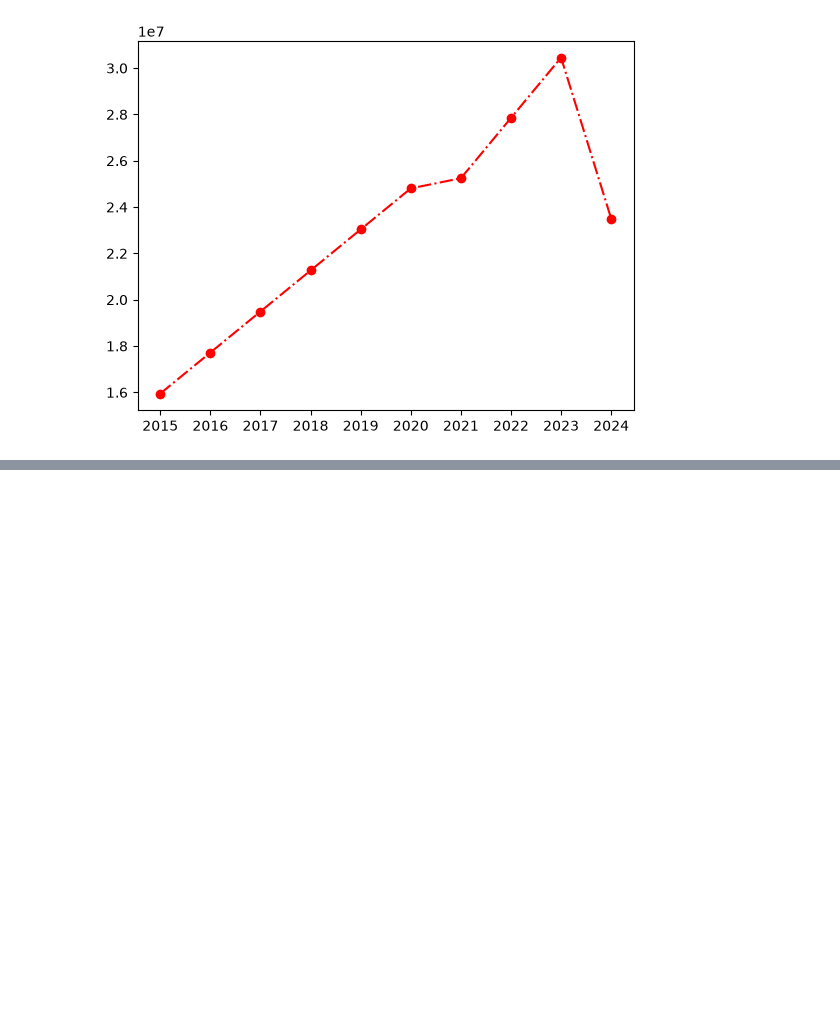
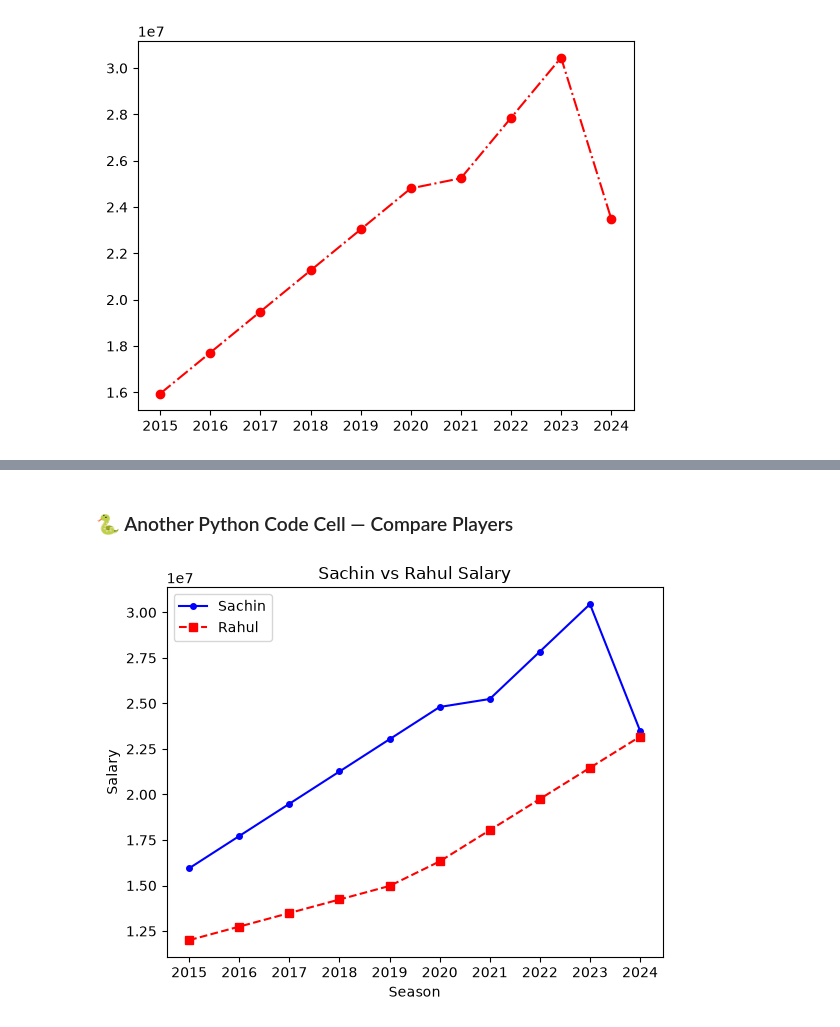
Before and after one commit to HarvindarRaghav/Full-Stack-Data-Science-with-Gen-AI-Agentic-AI, a Jupyter notebook: 01_Python/19-MatplotLib/matplotlib-poc.ipynb, the cells around one changed output, grey strips where cells are left out. Saved outputs shown, nothing was run; the diff lists cells and outputs as text; code cells hidden in the pictures; blank space fills up the shorter version.

```diff
--- a/01_Python/19-MatplotLib/matplotlib-poc.ipynb
+++ b/01_Python/19-MatplotLib/matplotlib-poc.ipynb
@@ -173,0 +320,31 @@ plt.plot(Seasons , Salary[0] , label ='Rahul', marker = 'o' , ls = '-.', c= 'red
+# %% [markdown]
+### 🐍 Another Python Code Cell — Compare Players
+# %%
+#  c, ls ,label, ms are used to change the color, line style, label and marker size of the graph respectively
+plt.plot(
+    Seasons,
+    Salary[Pdict["Sachin"]],
+    marker="o",
+    c="blue",
+    ls="-",
+    label="Sachin",
+    ms =4
+)
+
+plt.plot(
+    Seasons,
+    Salary[Pdict["Rahul"]],
+    marker="s",
+    c="red",
+    ls="--",
+    label="Rahul"
+)
+
+plt.xlabel("Season")
+plt.ylabel("Salary")
+plt.title("Sachin vs Rahul Salary")
+
+plt.legend()
+plt.show()
+# %% [output]
+[figure, added]
```
Also changed, not shown: parts of 3 cells of this notebook, 2 other files.
